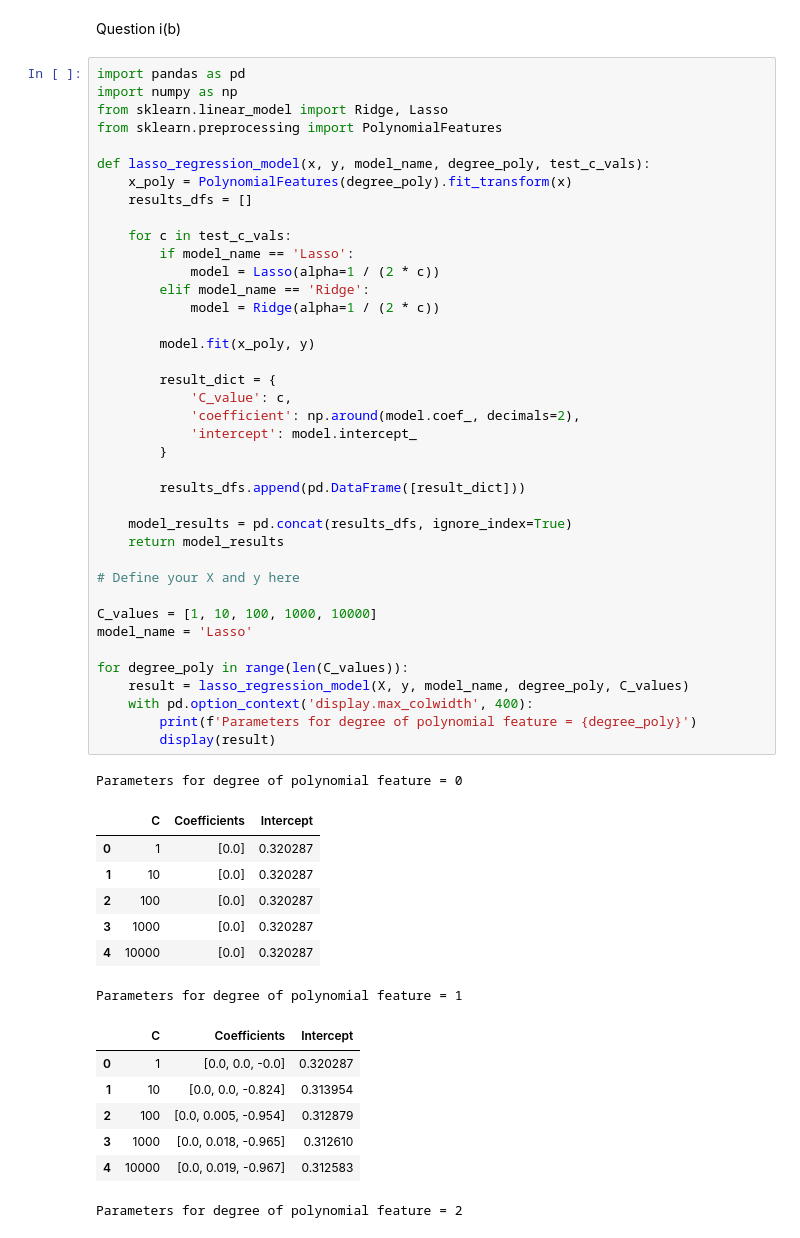
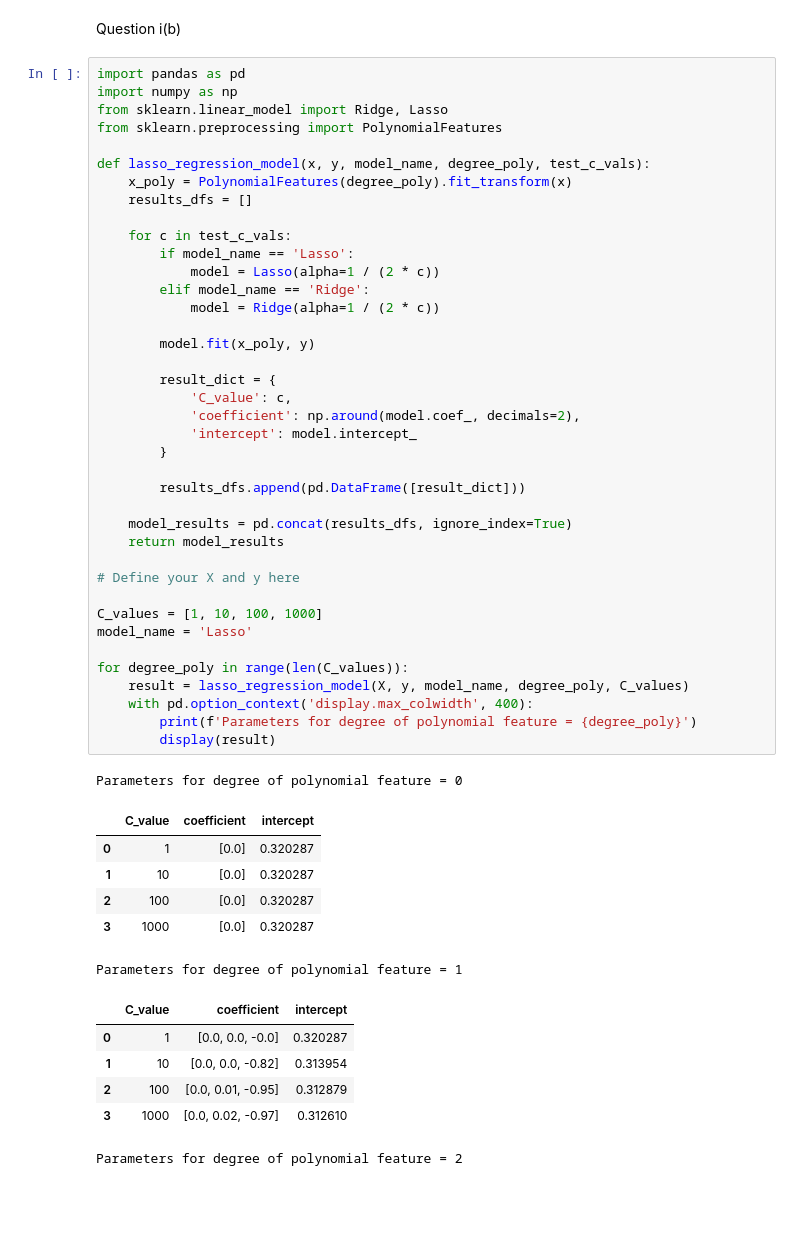
Before and after one commit to M2-Luminous/CSU44061-Machine-Learning, a Jupyter notebook: week3/week3_assign.ipynb, the cells around one changed output. Saved outputs shown, nothing was run; the diff lists cells and outputs as text; blank space fills up the shorter version.

```diff
--- a/week3/week3_assign.ipynb
+++ b/week3/week3_assign.ipynb
@@ -41,40 +46,38 @@ def lasso_regression_model(x, y, model_name, degree_poly, test_c_vals):
 
         model.fit(x_poly, y)
 
         result_dict = {
             'C_value': c,
             'coefficient': np.around(model.coef_, decimals=2),
             'intercept': model.intercept_
         }
 
         results_dfs.append(pd.DataFrame([result_dict]))
 
     model_results = pd.concat(results_dfs, ignore_index=True)
     return model_results
 
 # Define your X and y here
 
-C_values = [1, 10, 100, 1000, 10000]
+C_values = [1, 10, 100, 1000]
 model_name = 'Lasso'
 
 for degree_poly in range(len(C_values)):
     result = lasso_regression_model(X, y, model_name, degree_poly, C_values)
     with pd.option_context('display.max_colwidth', 400):
         print(f'Parameters for degree of polynomial feature = {degree_poly}')
         display(result)
 # %% [output]
 Parameters for degree of polynomial feature = 0
-|  | C | Coefficients | Intercept |
+|  | C_value | coefficient | intercept |
 | 0 | 1 | [0.0] | 0.320287 |
 | 1 | 10 | [0.0] | 0.320287 |
 | 2 | 100 | [0.0] | 0.320287 |
 | 3 | 1000 | [0.0] | 0.320287 |
-| 4 | 10000 | [0.0] | 0.320287 |
 Parameters for degree of polynomial feature = 1
-|  | C | Coefficients | Intercept |
+|  | C_value | coefficient | intercept |
 | 0 | 1 | [0.0, 0.0, -0.0] | 0.320287 |
-| 1 | 10 | [0.0, 0.0, -0.824] | 0.313954 |
-| 2 | 100 | [0.0, 0.005, -0.954] | 0.312879 |
-| 3 | 1000 | [0.0, 0.018, -0.965] | 0.312610 |
-| 4 | 10000 | [0.0, 0.019, -0.967] | 0.312583 |
+| 1 | 10 | [0.0, 0.0, -0.82] | 0.313954 |
+| 2 | 100 | [0.0, 0.01, -0.95] | 0.312879 |
+| 3 | 1000 | [0.0, 0.02, -0.97] | 0.312610 |
 Parameters for degree of polynomial feature = 2
```
Also changed, not shown: parts of 3 cells of this notebook.
